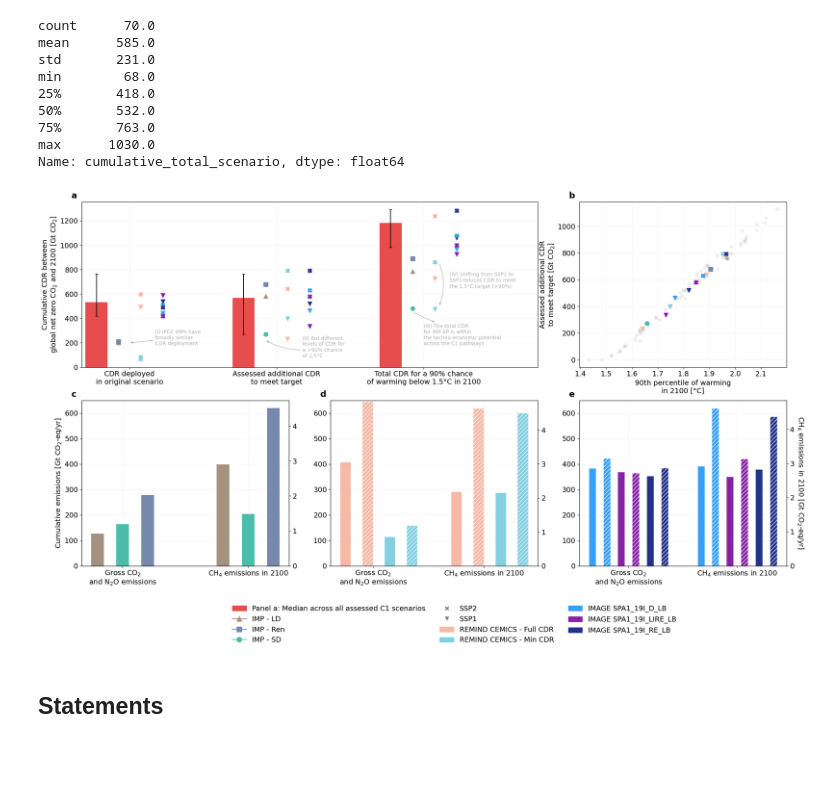
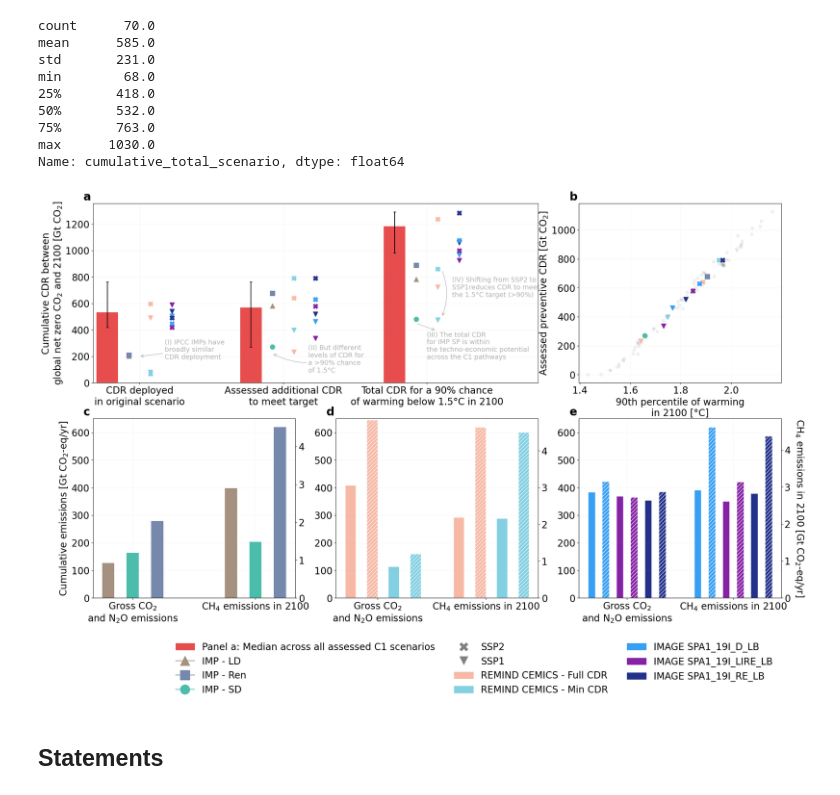
Before and after one commit to gaurav-ganti/cdr_climate_uncertainty, a Jupyter notebook: notebooks/503_figure2.ipynb, the cells around one changed output. Saved outputs shown, nothing was run; the diff lists cells and outputs as text; code cells hidden in the pictures; blank space fills up the shorter version.

Commit message:
Update font size

```diff
--- a/notebooks/503_figure2.ipynb
+++ b/notebooks/503_figure2.ipynb
@@ -19,8 +19,6 @@ import matplotlib.transforms as mtransforms
 import seaborn as sns
 # %% [output]
 [interactive output not drawn]
-# %%
-plt.rcParams.update({'font.size': 14})
 # %%
 dotenv.load_dotenv()
 # %% [output]
@@ -512,13 +510,15 @@ min        68.0
 75%       763.0
 max      1030.0
 Name: cumulative_total_scenario, dtype: float64
+# %%
+plt.rcParams.update({'font.size': 20})
 # %%
 fig2, ax2 = plt.subplot_mosaic(
     mosaic=[
         ['a', 'a', 'b'],
         ['c', 'd', 'e']
     ],
-    figsize=(25, 13)
+    figsize=(26, 15)
 )
 
 # Panel a and b - plotting the total, scenario, and p90
@@ -567,7 +567,7 @@ for i, col in enumerate(['cumulative_total_scenario', 'p90', 'total_cdr_target']
             y=vals.loc[(mod, scen)],
             marker=imp_marker[scen],
             color=ipcc_imp_colors_panel_c[scen],
-            s=70
+            s=100
         )
         if i == 0:
             ax2['b'].scatter(
@@ -575,7 +575,7 @@ for i, col in enumerate(['cumulative_total_scenario', 'p90', 'total_cdr_target']
                 y=yvals.loc[(mod, scen)],
                 marker=imp_marker[scen],
                 color=ipcc_imp_colors_panel_c[scen],
-                s=70
+                s=100
             )
 
     # Now plot the REMIND SSP variants
@@ -588,7 +588,7 @@ for i, col in enumerate(['cumulative_total_scenario', 'p90', 'total_cdr_target']
                 y=vals.loc[(mod, scen_comp)],
                 marker=ssp_marker[ssp],
                 color=remind_scen_colors[scen],
-                s=70
+                s=100
             )
             if i == 0:
                 ax2['b'].scatter(
@@ -596,7 +596,7 @@ for i, col in enumerate(['cumulative_total_scenario', 'p90', 'total_cdr_target']
                     y=yvals.loc[(mod, scen_comp)],
                     marker=ssp_marker[ssp],
                     color=remind_scen_colors[scen],
-                    s=70
+                    s=100
                 )
     mod = 'IMAGE 3.2'
     for ssp in ['SSP1', 'SSP2']:
@@ -607,7 +607,7 @@ for i, col in enumerate(['cumulative_total_scenario', 'p90', 'total_cdr_target']
                 y=vals.loc[(mod, scen_comp)],
                 marker=ssp_marker[ssp],
                 color=image_scen_colors[scen],
-                s=70
+                s=100
             )
             if i == 0:
                 ax2['b'].scatter(
@@ -615,7 +615,7 @@ for i, col in enumerate(['cumulative_total_scenario', 'p90', 'total_cdr_target']
                     y=yvals.loc[(mod, scen_comp)],
                     marker=ssp_marker[ssp],
                     color=image_scen_colors[scen],
-                    s=70
+                    s=100
                 )
 
 ax2['a'].set_xticks(
@@ -629,7 +629,7 @@ ax2['a'].set_xticks(
 ax2['a'].grid(alpha=0.1)
 ax2['a'].set_ylabel('Cumulative CDR between\nglobal net zero CO$_2$ and 2100 [Gt CO$_2$]')
 ax2['b'].set_ylabel(
-    'Assessed additional CDR\nto meet target [Gt CO$_2$]'
+    'Assessed preventive CDR [Gt CO$_2$]'
 )
 ax2['b'].set_xlabel(
     '90th percentile of warming\nin 2100 [°C]'
@@ -640,7 +640,7 @@ ax2['a'].annotate(
     '(I) IPCC IMPs have\nbroadly similar\nCDR deployment',
     xy=(0.225, 200),
     xytext=(0.4, 180),
-    fontsize=10,
+    fontsize=14,
     xycoords='data',
     textcoords='data',
     arrowprops=dict(facecolor='grey', arrowstyle='->', alpha=0.3),
@@ -650,7 +650,7 @@ ax2['a'].annotate(
     '(II) But different\nlevels of CDR for\na >90% chance\nof 1.5°C',
     xy=(1.15, 220),
     xytext=(1.4, 80),
-    fontsize=10,
+    fontsize=14,
     xycoords='data',
     textcoords='data',
     arrowprops=dict(facecolor='grey', arrowstyle='->', alpha=0.3, connectionstyle='arc3,rad=-0.2'),
@@ -661,7 +661,7 @@ ax2['a'].annotate(
     xy=(2.15, 450),
     xytext=(2.225, 180),
     xycoords='data',
-    fontsize=10,
+    fontsize=14,
     textcoords='data',
     arrowprops=dict(facecolor='grey', arrowstyle='<-', alpha=0.3),
     alpha=0.3
@@ -672,7 +672,7 @@ ax2['a'].annotate(
     '',
     xy= (2.33, 850),
     xytext=(2.33, 500),
-    fontsize=10,
+    fontsize=14,
     arrowprops=dict(facecolor='grey', arrowstyle='<-', alpha=0.3, connectionstyle='arc3,rad=0.2'),
     alpha=0.3
 )
@@ -680,18 +680,18 @@ ax2['a'].annotate(
     '(IV) Shifting from SSP2 to\nSSP1reduces CDR to meet\nthe 1.5°C target (>90%)',
     xy=(2.4, 650),
     xytext=(2.4, 650),
-    fontsize=10,
+    fontsize=14,
     alpha=0.3
 )
 
 # Make a custom legend explaining all the colors
 legend_elements = [
     Patch(facecolor='#e74d4d', edgecolor='#e74d4d', label='Panel a: Median across all assessed C1 scenarios'),
-    Line2D([0], [0], marker=imp_marker['LowEnergyDemand_1.3_IPCC'], color=ipcc_imp_colors_panel_c['LowEnergyDemand_1.3_IPCC'], label='IMP - LD', markerfacecolor=ipcc_imp_colors_panel_c['LowEnergyDemand_1.3_IPCC'], markersize=10),
-    Line2D([0], [0], marker=imp_marker['DeepElec_SSP2_ HighRE_Budg900'], color=ipcc_imp_colors_panel_c['DeepElec_SSP2_ HighRE_Budg900'], label='IMP - Ren', markerfacecolor=ipcc_imp_colors_panel_c['DeepElec_SSP2_ HighRE_Budg900'], markersize=10),
-    Line2D([0], [0], marker=imp_marker['SusDev_SDP-PkBudg1000'], color=ipcc_imp_colors_panel_c['SusDev_SDP-PkBudg1000'], label='IMP - SD', markerfacecolor=ipcc_imp_colors_panel_c['SusDev_SDP-PkBudg1000'], markersize=10),
-    Line2D([0], [0], marker='X', color='w', label='SSP2', markerfacecolor='grey', markersize=10),
-    Line2D([0], [0], marker='v', color='w', label='SSP1', markerfacecolor='grey', markersize=10),
+    Line2D([0], [0], marker=imp_marker['LowEnergyDemand_1.3_IPCC'], color=ipcc_imp_colors_panel_c['LowEnergyDemand_1.3_IPCC'], label='IMP - LD', markerfacecolor=ipcc_imp_colors_panel_c['LowEnergyDemand_1.3_IPCC'], markersize=20),
+    Line2D([0], [0], marker=imp_marker['DeepElec_SSP2_ HighRE_Budg900'], color=ipcc_imp_colors_panel_c['DeepElec_SSP2_ HighRE_Budg900'], label='IMP - Ren', markerfacecolor=ipcc_imp_colors_panel_c['DeepElec_SSP2_ HighRE_Budg900'], markersize=20),
+    Line2D([0], [0], marker=imp_marker['SusDev_SDP-PkBudg1000'], color=ipcc_imp_colors_panel_c['SusDev_SDP-PkBudg1000'], label='IMP - SD', markerfacecolor=ipcc_imp_colors_panel_c['SusDev_SDP-PkBudg1000'], markersize=20),
+    Line2D([0], [0], marker='X', color='w', label='SSP2', markerfacecolor='grey', markersize=20),
+    Line2D([0], [0], marker='v', color='w', label='SSP1', markerfacecolor='grey', markersize=20),
     Patch(facecolor='#f7b9a6', edgecolor='#f7b9a6', label='REMIND CEMICS - Full CDR'),
     Patch(facecolor='#83d0e2', edgecolor='#83d0e2', label='REMIND CEMICS - Min CDR'),
     Patch(facecolor='#37a0f4', edgecolor='#37a0f4', label='IMAGE SPA1_19I_D_LB'),
@@ -764,36 +764,36 @@ for scen in ['SPA1_19I_D_LB', 'SPA1_19I_LIRE_LB', 'SPA1_19I_RE_LB']:
             hatch=hatch[ssp],
             edgecolor='white'
         )
         ax4.bar(
             x=i+1.5,
             bottom=0,
             height=data_panelc_onwards.loc[(mod, scen_comp), 'ch4_2100'],
             width=0.1,
             color=image_scen_colors[scen],
             hatch=hatch[ssp],
             edgecolor='white'
         )
         i += 0.2
 
-ax4.set_ylabel('CH$_4$ emissions in 2100 [Gt CO$_2$-eq/yr]', rotation=270, labelpad=20)
+ax4.set_ylabel('CH$_4$ emissions in 2100 [Gt CO$_2$-eq/yr]', rotation=270, labelpad=30)
 ax2['d'].legend(
     handles=legend_elements,
     ncol=3,
-    bbox_to_anchor=(1.7, -0.2),
+    bbox_to_anchor=(2.2, -0.2),
     frameon=False
 )
 ax2['c'].set_ylabel('Cumulative emissions [Gt CO$_2$-eq/yr]')
 
 ax2['c'].set_xticks([0, 1], labels=['Gross CO$_2$\nand N$_2$O emissions', 'CH$_4$ emissions in 2100'])
 ax2['d'].set_xticks([0, 1], labels=['Gross CO$_2$\nand N$_2$O emissions', 'CH$_4$ emissions in 2100'])
 ax2['e'].set_xticks([-0.5, 1], labels=['Gross CO$_2$\nand N$_2$O emissions', 'CH$_4$ emissions in 2100'])
 
 
 for label, a in ax2.items():
     trans = mtransforms.ScaledTranslation(-20/72, 7/72, fig2.dpi_scale_trans)
     a.text(0.0, 1.0, label, transform=a.transAxes + trans, weight='bold', fontsize='large')
 # %% [output]
-[figure, old version]
+[figure, new version]
 # %%
 fig2.savefig(
     Path('../results/Figure2.png'),
```
Also changed, not shown: parts of 2 cells of this notebook.
